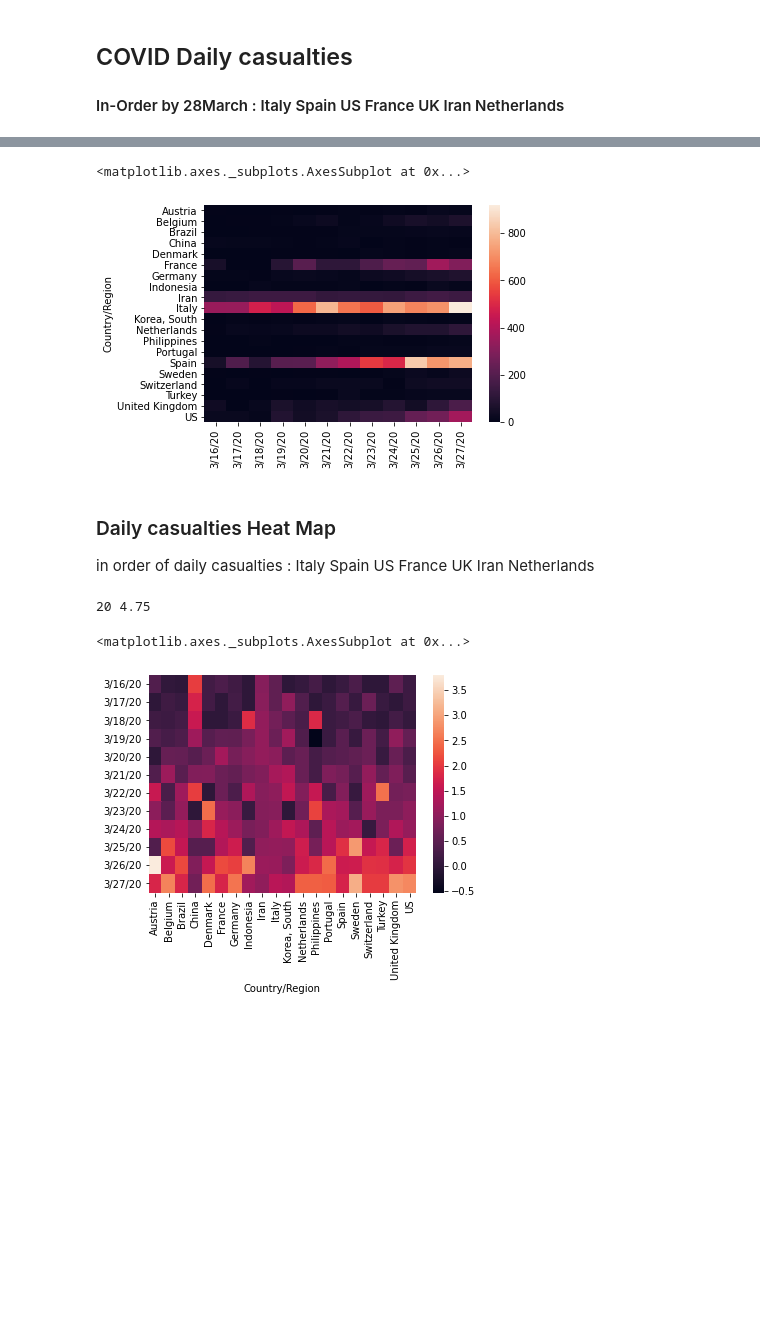
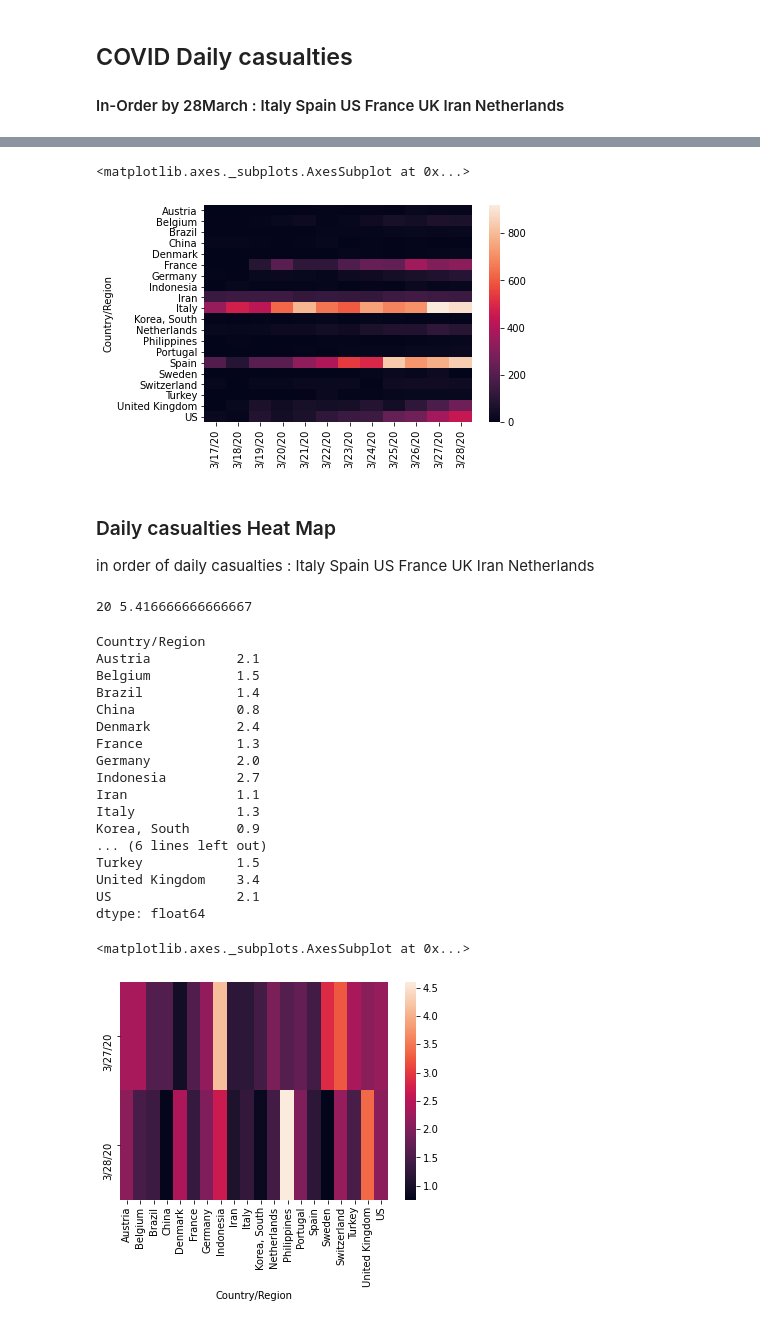
Before and after one commit to infchg/COVID-19, a Jupyter notebook: JH-calculate-daily.ipynb, the cells around one changed output, grey strips where cells are left out. Saved outputs shown, nothing was run; the diff lists cells and outputs as text; code cells hidden in the pictures; blank space fills up the shorter version.

```diff
--- a/JH-calculate-daily.ipynb
+++ b/JH-calculate-daily.ipynb
@@ -84,6 +84,6 @@ for i in range(1,13):
 ## COVID Daily casualties
   #### In-Order by 28March : Italy Spain US France UK Iran Netherlands
 # %%
-df0.pop('3/15/20')
+df0.pop( df0.columns[0] )   # 0
 display(df0.sort_values(by=[df.columns[-1]],ascending=False).head(10))
 # %% [output]
@@ -147,20 +140,47 @@ import seaborn as sns
 sns.heatmap(df0)#, annot=True
 # %% [output]
 <matplotlib.axes._subplots.AxesSubplot at 0x...>
-[figure, old version]
+[figure, new version]
 # %% [markdown]
 ###  Daily casualties Heat Map
    in order of daily casualties : Italy Spain US France UK Iran Netherlands
 # %%
 print( len(dxy.columns) ,dxy['Austria'].tail(20).mean() ) #   with ()   sns.heatmap(dxy)
 drel=dxy.copy()
 for r in drel.columns:
     #print (r,    drel[r].tail(5).mean() )
     drel[r] =  drel[r] / drel[r].tail(11).mean()
-sns.heatmap(drel)
+
+dinc=df0.copy()  #increase
+Days2 = dxy.tail(2).mean()
+Days4 = dxy.tail(5).head(2).mean()
+increaserate=round(Days2/Days4,1)
+display( increaserate )
+
+for i in range(1,6):
+         dinc[df0.columns[-i]] =    (df0[df0.columns[-i]]+df0[df0.columns[-i-1]])  /  (df0[df0.columns[-i-4]]+df0[df0.columns[-i-3]])
+
+sns.heatmap(dinc.transpose().tail(2))
 # %% [output]
-20 4.75
+20 5.416666666666667
-<matplotlib.axes._subplots.AxesSubplot at 0x...>
+Country/Region
+Austria           2.1
+Belgium           1.5
+Brazil            1.4
+China             0.8
+Denmark           2.4
+France            1.3
+Germany           2.0
+Indonesia         2.7
+Iran              1.1
+Italy             1.3
+Korea, South      0.9
+... (6 lines left out)
+Turkey            1.5
+United Kingdom    3.4
+US                2.1
+dtype: float64
+<matplotlib.axes._subplots.AxesSubplot at 0x...>
-[figure, old version]
+[figure, new version]
 # %%
 print("By worst aspect due exponential increase: Sweden UK US Belgium Germany \n Strangely constant : Iran , Recovered: China ")
```
Also changed, not shown: parts of 10 cells of this notebook.
